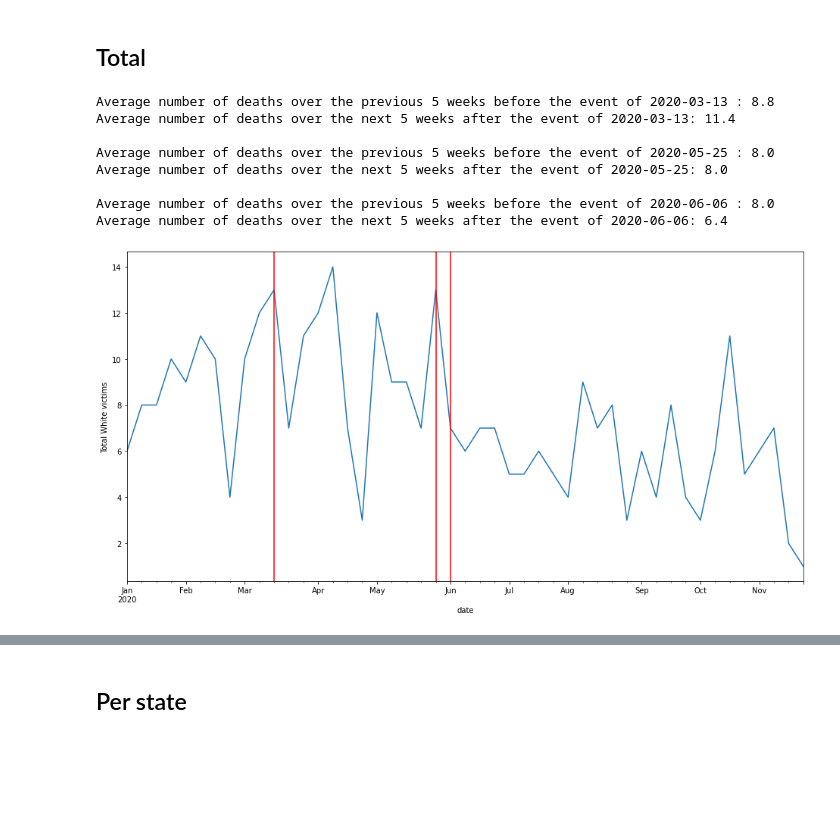
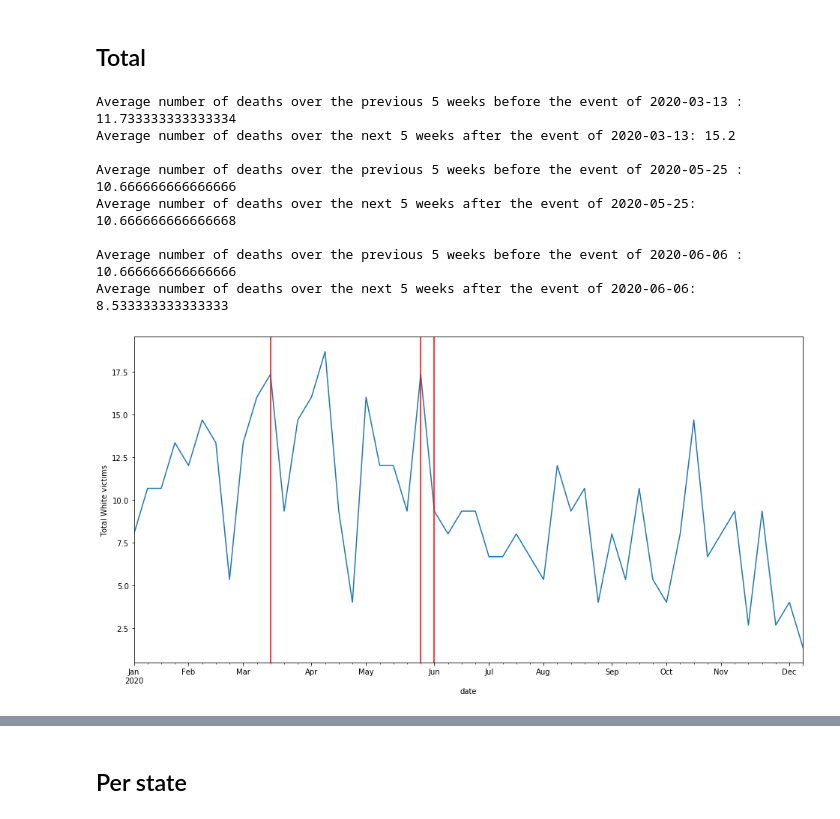
Before and after one commit to epfl-ada/ada-2020-project-milestone-p3-p3_badass, a Jupyter notebook: effect.ipynb, the cells around one changed output, grey strips where cells are left out. Cells and saved outputs as stored; diff of their text form; code cells hidden in the pictures; blank space fills up the shorter version.

```diff
--- a/effect.ipynb
+++ b/effect.ipynb
@@ -114,8 +114,8 @@ def blm_march_influence(df, year, events, weeks, minority = None):
         killings[date] = grouped.get_group(date).size / 3
 
     df = pd.DataFrame(killings.items(), columns = ["date", "total_victims"])
-
-    df = df.groupby(pd.Grouper(key = "date", freq = "1W", origin = f"{year}-01-01")).sum().reset_index()
+    pd.Grouper(key = "date", freq = "1W")
+    df = df.groupby(pd.Grouper(key = "date", freq = "1W",)).sum().reset_index()
 
     fig, ax = plt.subplots()
     fig.set_size_inches(16, 8)
@@ -134,6 +134,7 @@ def blm_march_influence(df, year, events, weeks, minority = None):
         print(f"Average number of deaths over the previous {weeks} weeks before the event of {event} :" , get_previous_weeks(df, event, weeks))
         print(f"Average number of deaths over the next {weeks} weeks after the event of {event}:" , get_next_weeks(df, event, weeks))
         print()
+    return df
 # %%
 g_floyd = "2020-05-25"
 b_taylor = "2020-03-13"
@@ -141,14 +142,14 @@ biggest = "2020-06-06"
 
 events = ["2013-11-02", "2014-07-17", "2014-08-09", "2015-04-12", "2015-11-16", "2015-11-24", "2016-07-05", b_taylor, g_floyd, biggest]
 # %%
-blm_march_influence(df, "2020", events[7:], 5, minority="White")
+df_events = blm_march_influence(df, "2020", events[7:], 5, minority="White")
 # %% [output]
-Average number of deaths over the previous 5 weeks before the event of 2020-03-13 : 8.8
-Average number of deaths over the next 5 weeks after the event of 2020-03-13: 11.4
+Average number of deaths over the previous 5 weeks before the event of 2020-03-13 : 11.733333333333334
+Average number of deaths over the next 5 weeks after the event of 2020-03-13: 15.2
 
-Average number of deaths over the previous 5 weeks before the event of 2020-05-25 : 8.0
-Average number of deaths over the next 5 weeks after the event of 2020-05-25: 8.0
+Average number of deaths over the previous 5 weeks before the event of 2020-05-25 : 10.666666666666666
+Average number of deaths over the next 5 weeks after the event of 2020-05-25: 10.666666666666668
 
-Average number of deaths over the previous 5 weeks before the event of 2020-06-06 : 8.0
-Average number of deaths over the next 5 weeks after the event of 2020-06-06: 6.4
+Average number of deaths over the previous 5 weeks before the event of 2020-06-06 : 10.666666666666666
+Average number of deaths over the next 5 weeks after the event of 2020-06-06: 8.533333333333333
-[figure, old version]
+[figure, new version]
```
Also changed, not shown: parts of 21 cells of this notebook, 2 other files.
